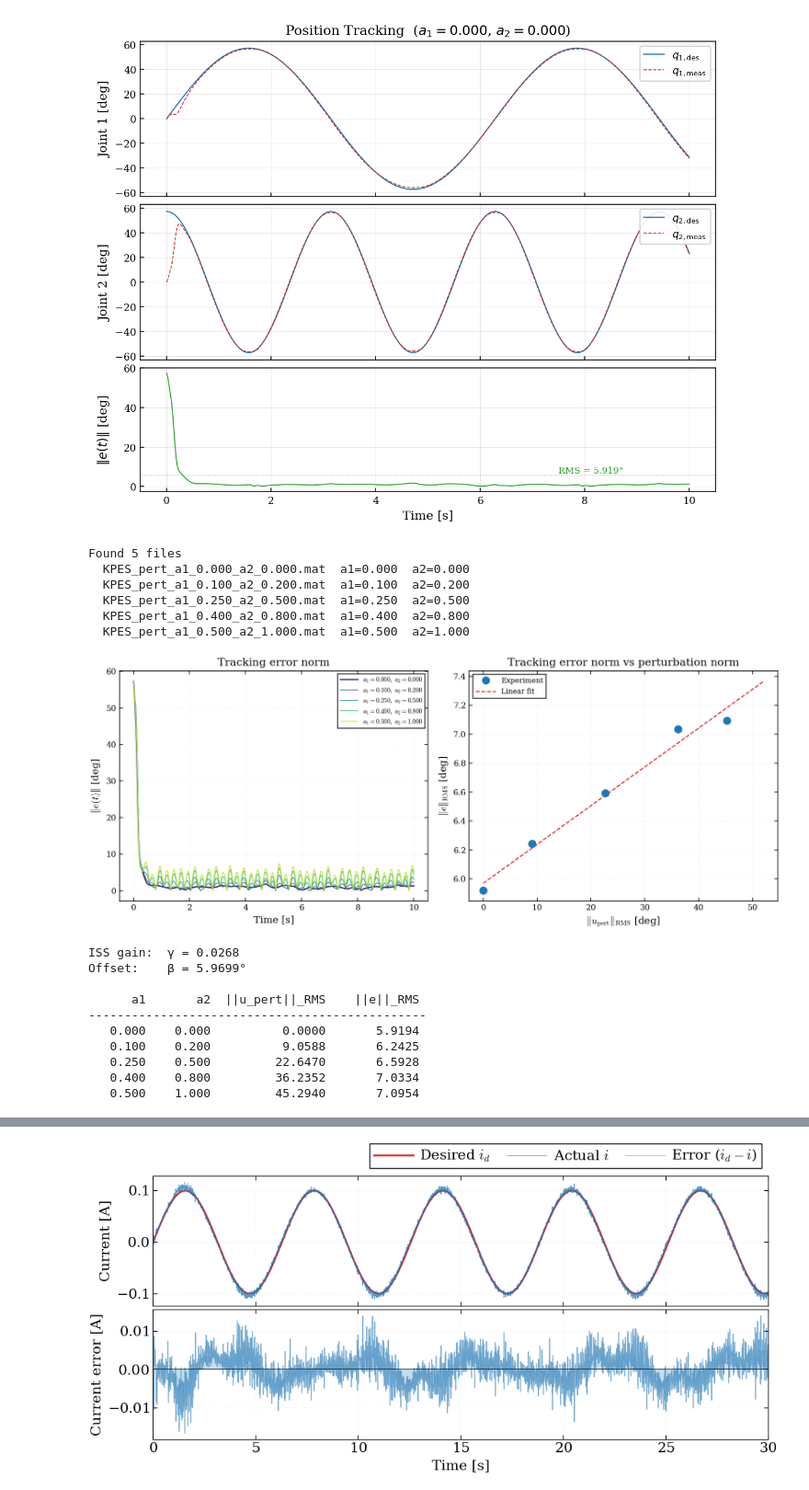
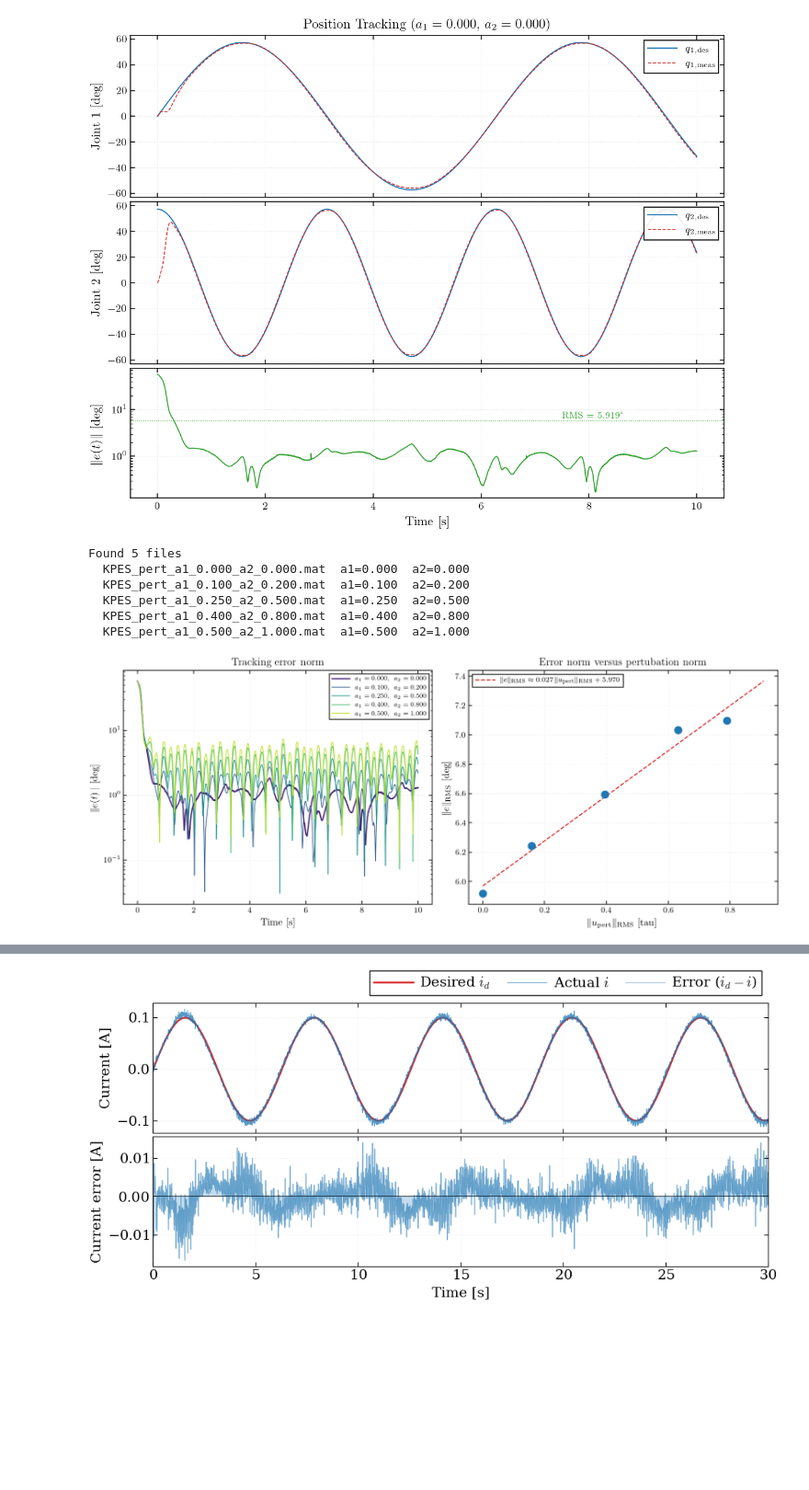
Before and after one commit to larshof1997/Master-Research-Project, a Jupyter notebook: Python Code/plotting.ipynb, the cells around one changed output, grey strips where cells are left out. Shown at 92% size. Drawn from its saved outputs; the diff is of its cells as text; code cells hidden in the pictures; blank space fills up the shorter version.

Commit message:
plotting

```diff
--- a/Python Code/plotting.ipynb
+++ b/Python Code/plotting.ipynb
@@ -256,7 +256,7 @@ mpl.rcParams.update({
 })
 
 # ── Load .mat and convert to .npz ────────────────────────────────────
-mat_path = 'C:\\Users\\S4236610\\Documents\\GitHub\\Master-Research-Project\\Python Code\\ISS_exp\\KPES_pert_a1_0.000_a2_0.000.mat'   # <-- ADJUST PATH
+mat_path = '/Users/lars/Documents/GitHub/Master-Research-Project/Python Code/KPES_pert_a1_0.000_a2_0.000.mat'   # <-- ADJUST PATH
 
 npz_path = str(Path(mat_path).with_suffix('.npz'))
 mat = loadmat(mat_path)
@@ -303,6 +303,7 @@ axes[1].legend(loc='upper right', framealpha=0.9)
 axes[2].plot(t, np.rad2deg(e_norm), color=c_norm, linewidth=0.9)
 axes[2].set_ylabel(r'$\|e(t)\|$ [deg]')
 axes[2].set_xlabel('Time [s]')
+axes[2].set_yscale('log')
 
 rms = np.rad2deg(np.sqrt(np.mean(e_norm**2)))
 axes[2].axhline(rms, color=c_norm, linestyle=':', linewidth=0.7, alpha=0.7)
@@ -316,7 +317,7 @@ plt.tight_layout(h_pad=0.4)
 # fig.savefig(str(Path(mat_path).with_suffix('.pdf')))
 plt.show()
 # %% [output]
-[figure, old version]
+[figure, new version]
 # %%
 # ── ISS analysis: ||e||_RMS proportional to ||u_pert||_RMS ? ─────────
 import numpy as np
@@ -343,7 +344,7 @@ mpl.rcParams.update({
 })
 
 # ── Load all experiment files ────────────────────────────────────────
-data_dir  = 'C:\\Users\\S4236610\\Documents\\GitHub\\Master-Research-Project\\Python Code\\ISS_exp'
+data_dir  = '/Users/lars/Documents/GitHub/Master-Research-Project/Python Code/ISS_exp'
 mat_files = sorted(Path(data_dir).glob('KPES_pert_a1_*_a2_*.mat'))
 print(f'Found {len(mat_files)} files')
 
@@ -378,68 +379,54 @@ e_rms = np.array([ex['e_rms'] for ex in experiments])
 fig, axes = plt.subplots(1, 2, figsize=(11, 4.5))
 cmap = plt.cm.viridis(np.linspace(0.1, 0.9, len(experiments)))
 
-# ── (a) Error norm time traces ───────────────────────────────────────
+# ── (a) Error norm time traces (log scale) ───────────────────────────
 ax = axes[0]
 for i, ex in enumerate(experiments):
     is_nominal = (ex['a1'] == 0 and ex['a2'] == 0)
-    ax.plot(ex['t'], ex['e_norm_t'], color=cmap[i],
+    ax.plot(ex['t'], np.rad2deg(ex['e_norm_t']), color=cmap[i],
             linewidth=1.4 if is_nominal else 0.8,
             label=ex['label'])
+# ax.set_yscale('log')
 ax.set_xlabel('Time [s]')
 ax.set_ylabel(r'$\|e(t)\|$ [deg]')
 ax.set_title('Tracking error norm')
-ax.set_y_scale('log')
+ax.set_yscale('log')
 ax.legend(fontsize=7, loc='upper right', framealpha=0.9)
 
-# ── (b) RMS ||e|| vs RMS ||u_pert|| ─────────────────────────────────
+# ── (b) RMS ||e|| vs RMS ||u_pert|| (all points including nominal) ──
 ax = axes[1]
-ax.plot(np.rad2deg(u_rms), np.rad2deg(e_rms), 'o', color='#1f77b4',
-        markersize=8, zorder=3, label='Experiment')
+ax.plot(u_rms, np.rad2deg(e_rms), 'o', color='#1f77b4',
+        markersize=8, zorder=3)
 
+# ISS gain fit including all points: e_rms = gamma * u_pert_rms + beta
 A = np.column_stack([u_rms, np.ones(len(u_rms))])
 (gamma, beta), *_ = np.linalg.lstsq(A, e_rms, rcond=None)
 
 u_fit = np.linspace(0, u_rms.max() * 1.15, 100)
-ax.plot(np.rad2deg(u_fit), np.rad2deg(gamma * u_fit + beta), '--',
+ax.plot(u_fit, np.rad2deg(gamma * u_fit + beta), '--',
         color='#d62728', linewidth=1.2, zorder=2,
-        label='Linear fit')
+        label=(rf'$\|e\|_{{\mathrm{{RMS}}}} \approx '
+               rf'{gamma:.3f}\,\|u_{{\mathrm{{pert}}}}\|_{{\mathrm{{RMS}}}} '
+               rf'+ {np.rad2deg(beta):.3f}°$'))
 
-ax.set_xlabel(r'$\|u_{\mathrm{pert}}\|_{\mathrm{RMS}}$ [deg]')
+ax.set_xlabel(r'$\|u_{\mathrm{pert}}\|_{\mathrm{RMS}}$ [tau]')
 ax.set_ylabel(r'$\|e\|_{\mathrm{RMS}}$ [deg]')
-ax.set_title(r'Tracking error norm vs perturbation norm')
+ax.set_title(r'Error norm versus pertubation norm')
 ax.legend(fontsize=8, loc='upper left', framealpha=0.9)
 
 for a in axes:
     a.tick_params(direction='in')
 plt.tight_layout()
 # fig.savefig('ISS_analysis.pdf')
 plt.show()
-
-# ── Summary table ────────────────────────────────────────────────────
-print(f'\nISS gain:  γ = {gamma:.4f}')
-print(f'Offset:    β = {np.rad2deg(beta):.4f}°')
-print(f'\n{"a1":>8s} {"a2":>8s} {"||u_pert||_RMS":>15s} {"||e||_RMS":>12s}')
-print('-' * 47)
-for ex, ur, er in zip(experiments, u_rms, e_rms):
-    print(f'{ex["a1"]:8.3f} {ex["a2"]:8.3f} {np.rad2deg(ur):15.4f} {np.rad2deg(er):12.4f}')
 # %% [output]
 Found 5 files
   KPES_pert_a1_0.000_a2_0.000.mat  a1=0.000  a2=0.000
   KPES_pert_a1_0.100_a2_0.200.mat  a1=0.100  a2=0.200
   KPES_pert_a1_0.250_a2_0.500.mat  a1=0.250  a2=0.500
   KPES_pert_a1_0.400_a2_0.800.mat  a1=0.400  a2=0.800
   KPES_pert_a1_0.500_a2_1.000.mat  a1=0.500  a2=1.000
-[figure, old version]
+[figure, new version]
-ISS gain:  γ = 0.0268
-Offset:    β = 5.9699°
-
-      a1       a2  ||u_pert||_RMS    ||e||_RMS
------------------------------------------------
-   0.000    0.000          0.0000       5.9194
-   0.100    0.200          9.0588       6.2425
-   0.250    0.500         22.6470       6.5928
-   0.400    0.800         36.2352       7.0334
-   0.500    1.000         45.2940       7.0954
 # %%
 # ── Controller comparison: trajectory tracking & error norm ──────────
 import numpy as np
```
Also changed, not shown: parts of 2 cells of this notebook, 4 other files.
